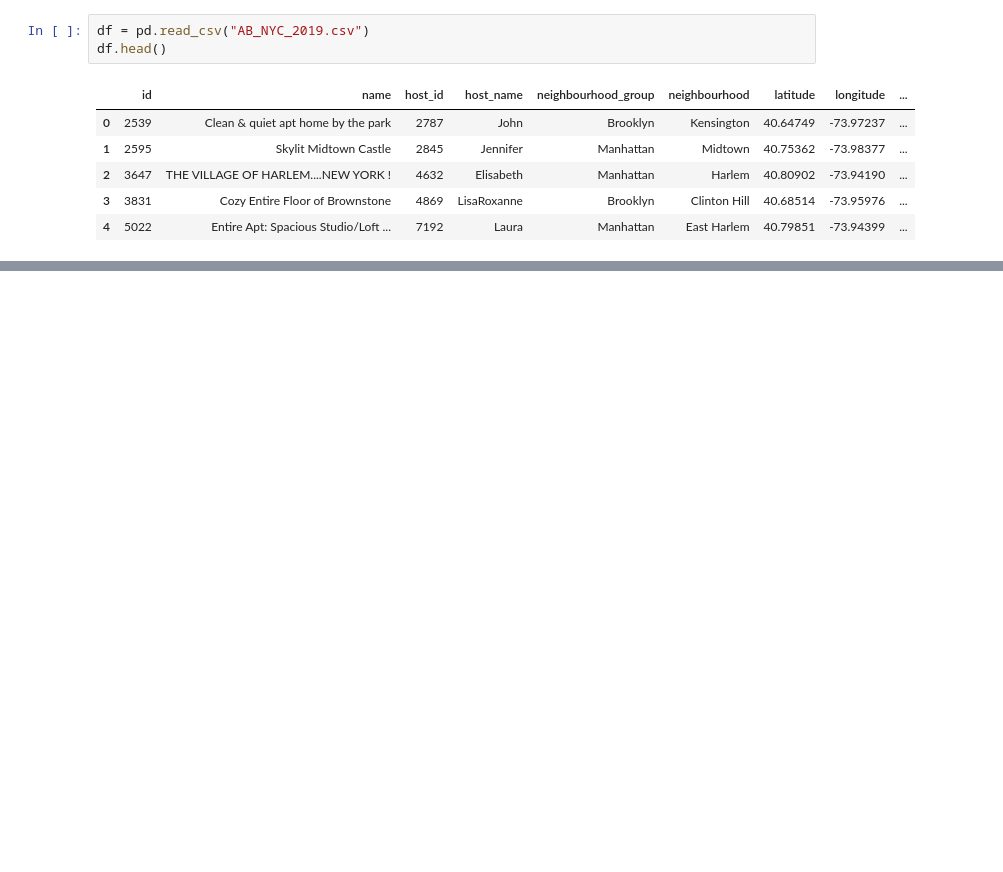
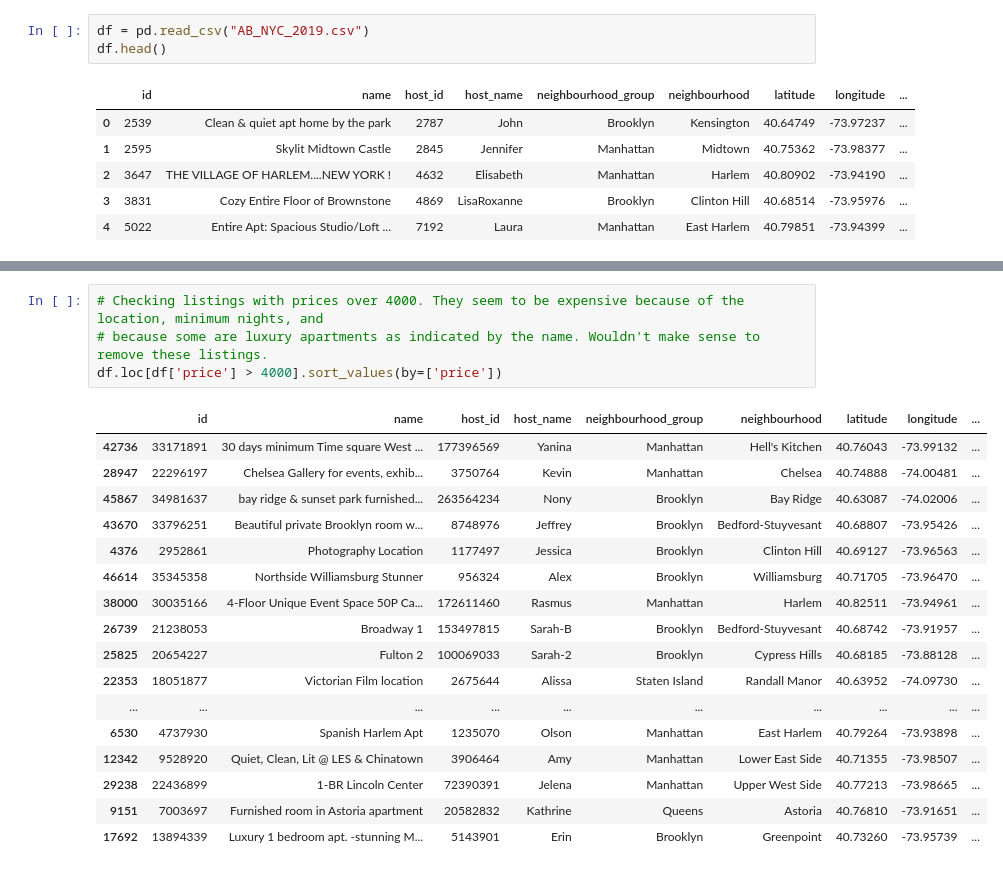
Before and after one commit to svishwanathan01/cse351-hw1, a Jupyter notebook: cse351_hw1_Sabareesh_Vishwanathan_112585006.ipynb, the cells around one changed output, grey strips where cells are left out. Cells and saved outputs as stored; diff of their text form; blank space fills up the shorter version.

Commit message:
cleaned data

```diff
--- a/cse351_hw1_Sabareesh_Vishwanathan_112585006.ipynb
+++ b/cse351_hw1_Sabareesh_Vishwanathan_112585006.ipynb
@@ -58,0 +79,22 @@ sorted(df.price)
+# %%
+# Checking listings with prices over 4000. They seem to be expensive because of the location, minimum nights, and
+# because some are luxury apartments as indicated by the name. Wouldn't make sense to remove these listings.
+df.loc[df['price'] > 4000].sort_values(by=['price'])
+# %% [output]
+|  | id | name | host_id | host_name | neighbourhood_group | neighbourhood | latitude | longitude | ... |
+| 42736 | 33171891 | 30 days minimum Time square West ... | 177396569 | Yanina | Manhattan | Hell's Kitchen | 40.76043 | -73.99132 | ... |
+| 28947 | 22296197 | Chelsea Gallery for events, exhib... | 3750764 | Kevin | Manhattan | Chelsea | 40.74888 | -74.00481 | ... |
+| 45867 | 34981637 | bay ridge & sunset park furnished... | 263564234 | Nony | Brooklyn | Bay Ridge | 40.63087 | -74.02006 | ... |
+| 43670 | 33796251 | Beautiful private Brooklyn room w... | 8748976 | Jeffrey | Brooklyn | Bedford-Stuyvesant | 40.68807 | -73.95426 | ... |
+| 4376 | 2952861 | Photography Location | 1177497 | Jessica | Brooklyn | Clinton Hill | 40.69127 | -73.96563 | ... |
+| 46614 | 35345358 | Northside Williamsburg Stunner | 956324 | Alex | Brooklyn | Williamsburg | 40.71705 | -73.96470 | ... |
+| 38000 | 30035166 | 4-Floor Unique Event Space 50P Ca... | 172611460 | Rasmus | Manhattan | Harlem | 40.82511 | -73.94961 | ... |
+| 26739 | 21238053 | Broadway 1 | 153497815 | Sarah-B | Brooklyn | Bedford-Stuyvesant | 40.68742 | -73.91957 | ... |
+| 25825 | 20654227 | Fulton 2 | 100069033 | Sarah-2 | Brooklyn | Cypress Hills | 40.68185 | -73.88128 | ... |
+| 22353 | 18051877 | Victorian Film location | 2675644 | Alissa | Staten Island | Randall Manor | 40.63952 | -74.09730 | ... |
+| ... | ... | ... | ... | ... | ... | ... | ... | ... | ... |
+| 6530 | 4737930 | Spanish Harlem Apt | 1235070 | Olson | Manhattan | East Harlem | 40.79264 | -73.93898 | ... |
+| 12342 | 9528920 | Quiet, Clean, Lit @ LES & Chinatown | 3906464 | Amy | Manhattan | Lower East Side | 40.71355 | -73.98507 | ... |
+| 29238 | 22436899 | 1-BR Lincoln Center | 72390391 | Jelena | Manhattan | Upper West Side | 40.77213 | -73.98665 | ... |
+| 9151 | 7003697 | Furnished room in Astoria apartment | 20582832 | Kathrine | Queens | Astoria | 40.76810 | -73.91651 | ... |
+| 17692 | 13894339 | Luxury 1 bedroom apt. -stunning M... | 5143901 | Erin | Brooklyn | Greenpoint | 40.73260 | -73.95739 | ... |
```
Also changed, not shown: parts of 18 cells of this notebook.
